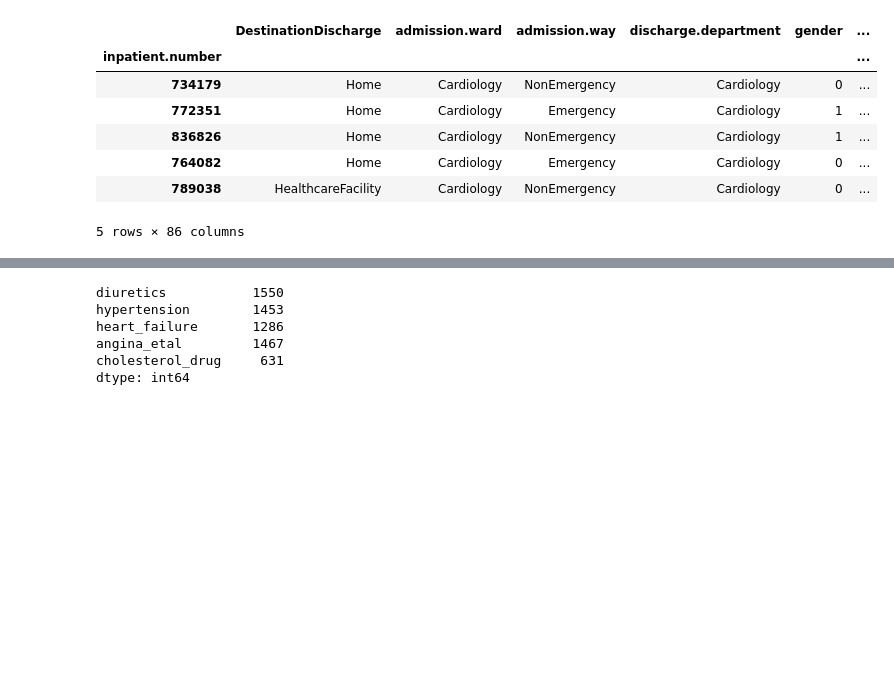
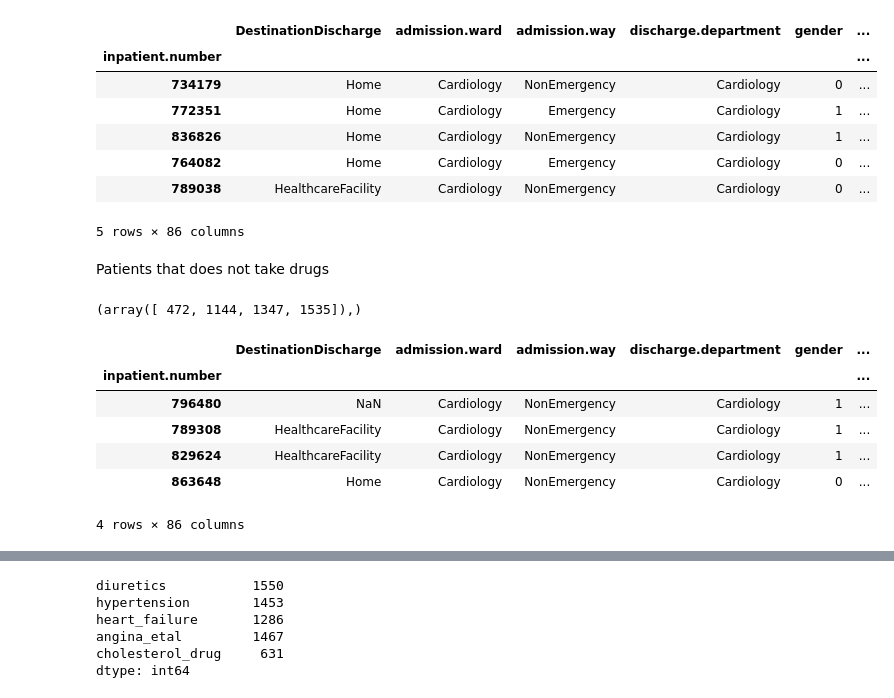
Before and after one commit to annachiara-rossi/heart-failure-project, a Jupyter notebook: 6_Drugs.ipynb, the cells around one changed output, grey strips where cells are left out. Cells and saved outputs as stored; diff of their text form; code cells hidden in the pictures; blank space fills up the shorter version.

Commit message:
sistemazione nan nelle drugs

```diff
--- a/6_Drugs.ipynb
+++ b/6_Drugs.ipynb
@@ -213,3 +213,19 @@ X_train.head()
 | 764082 | Home | Cardiology | Emergency | Cardiology | 0 | ... |
 | 789038 | HealthcareFacility | Cardiology | NonEmergency | Cardiology | 0 | ... |
 5 rows × 86 columns
+# %% [markdown]
+Patients that does not take drugs
+# %%
+np.where(X_train["diuretics"].isnull())
+# %% [output]
+(array([ 472, 1144, 1347, 1535]),)
+# %%
+X_train.iloc[[472, 1144, 1347, 1535]]
+# %% [output]
+|  | DestinationDischarge | admission.ward | admission.way | discharge.department | gender | ... |
+| inpatient.number |  |  |  |  |  | ... |
+| 796480 | NaN | Cardiology | NonEmergency | Cardiology | 1 | ... |
+| 789308 | HealthcareFacility | Cardiology | NonEmergency | Cardiology | 1 | ... |
+| 829624 | HealthcareFacility | Cardiology | NonEmergency | Cardiology | 1 | ... |
+| 863648 | Home | Cardiology | NonEmergency | Cardiology | 0 | ... |
+4 rows × 86 columns
```
Also changed, not shown: parts of 4 cells of this notebook, 1 other file.
